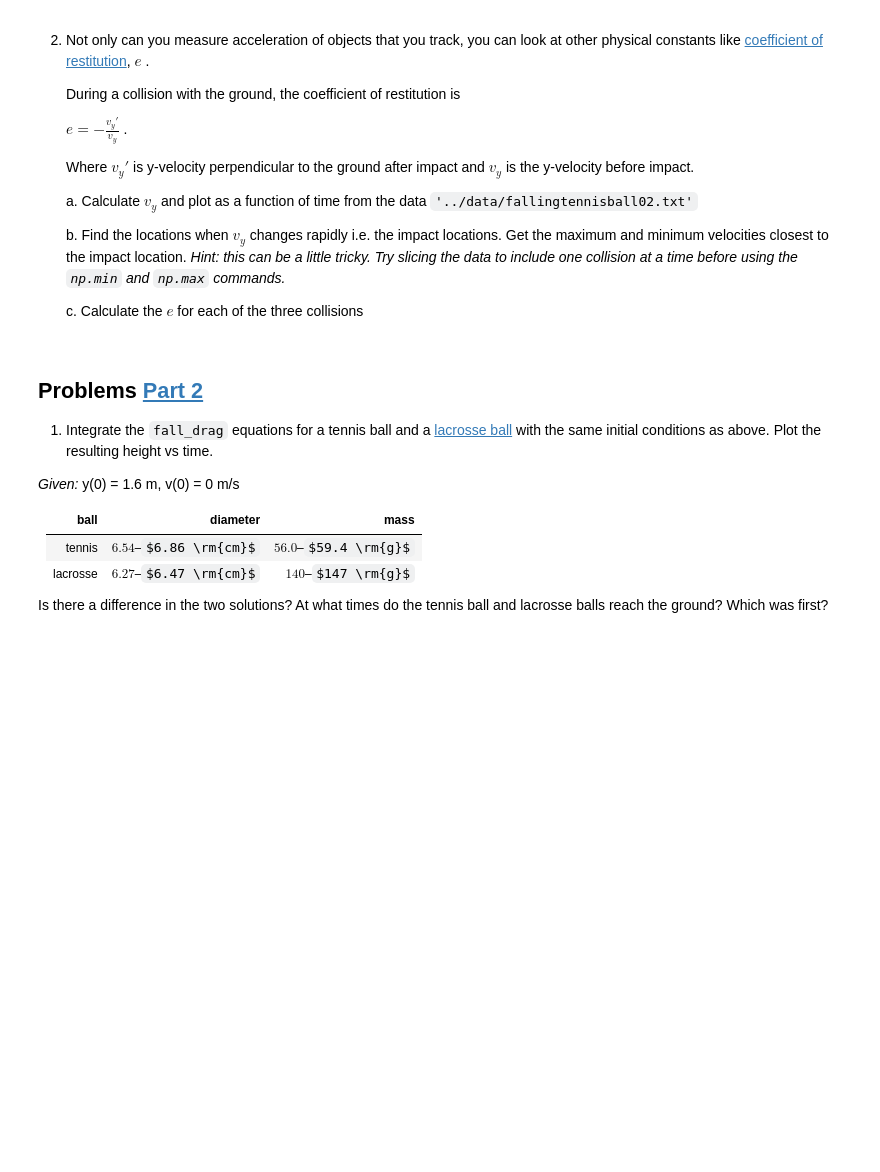
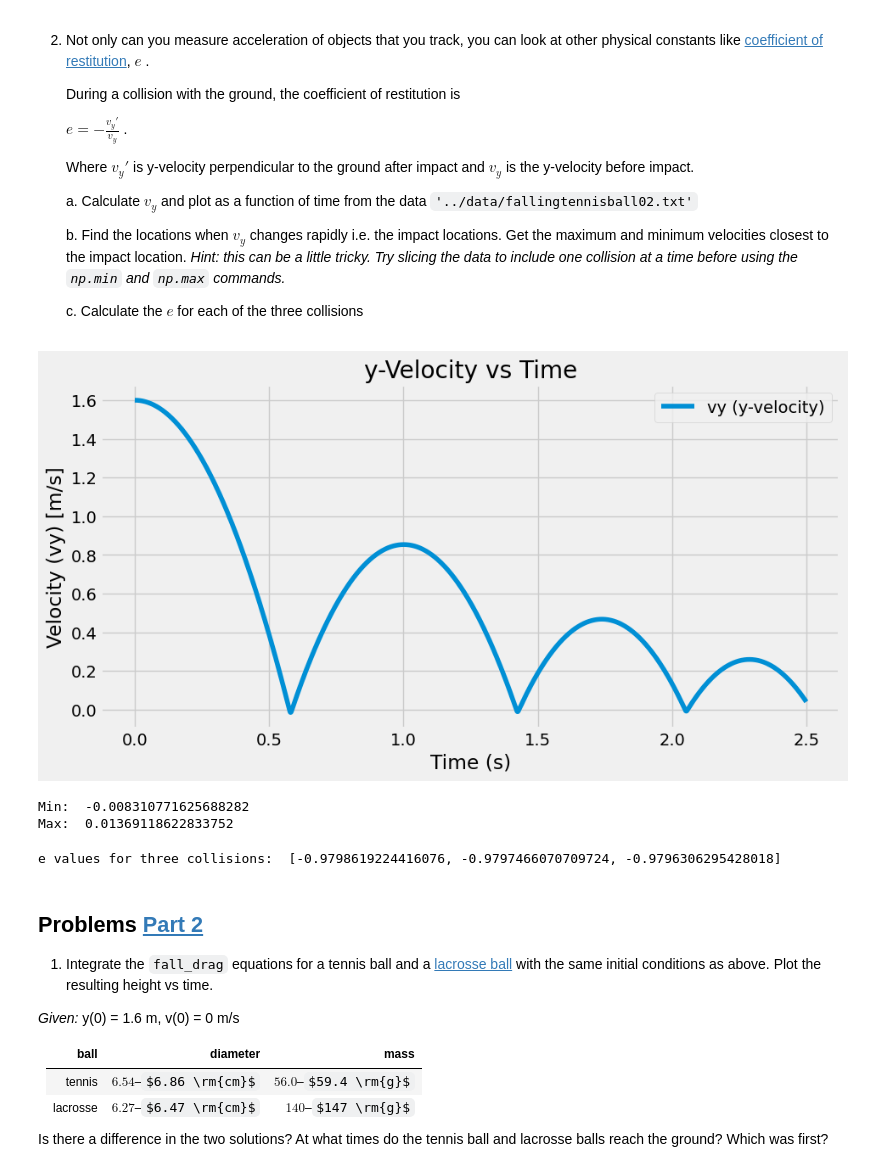
Before and after one commit to jackseitz/computational-mechanics, a Jupyter notebook: _sources/module_03/HW_03.ipynb, the cells around one changed output. Saved outputs shown, nothing was run; the diff lists cells and outputs as text; code cells hidden in the pictures; some formulas as TeX source; blank space fills up the shorter version.

```diff
--- a/_sources/module_03/HW_03.ipynb
+++ b/_sources/module_03/HW_03.ipynb
@@ -136,6 +136,80 @@ plt.show()
      b. Find the locations when $v_y$ changes rapidly i.e. the impact locations. Get the maximum and minimum velocities closest to the impact location. _Hint: this can be a little tricky. Try slicing the data to include one collision at a time before using  the `np.min` and `np.max` commands._
 
      c. Calculate the $e$ for each of the three collisions
+# %%
+#Part a
+
+data = np.loadtxt('../data/fallingtennisball02.txt')
+
+t_data = data[:, 0]
+vy_data = data[:, 1]
+
+#Plot as a function of time
+plt.figure(figsize=(10, 5))
+plt.plot(t_data, vy_data, label='vy (y-velocity)')
+plt.xlabel('Time (s)')
+plt.ylabel('Velocity (vy) [m/s]')
+plt.title('y-Velocity vs Time')
+plt.legend()
+plt.show()
+# %% [output]
+[figure, added]
+# %%
+#Part b
+
+grad_vy = np.gradient(vy_data, t_data)
+
+#Define a threshold to identify significant changes
+threshold = np.max(np.abs(grad_vy)) * 0.5
+
+#Find indices where the change is above the threshold
+impact_indices = np.where(np.abs(grad_vy) > threshold)[0]
+
+#Now we slice the data around these impact indices to find the min and max velocities around the impacts
+#We use a window size to look around each impact point, this might need adjusting
+window_size = 5
+e_values = []
+
+for index in impact_indices:
+    #Make sure we don't go out of bounds
+    start = max(index - window_size, 0)
+    end = min(index + window_size, len(vy_data))
+
+    #Slice the data to include only one collision at a time
+    slice_vy = vy_data[start:end]
+
+    #Get the maximum and minimum velocities closest to the impact location
+    vy_after = np.min(slice_vy)  # After impact (going upwards so minimum value)
+    vy_before = np.max(slice_vy)  # Before impact (coming downwards so maximum value)
+
+print("Min: ",vy_after)
+print("Max: ",vy_before)
+# %% [output]
+Min:  -0.008310771625688282
+Max:  0.01369118622833752
+# %%
+#Part c
+#Similar process to part b
+
+for index in impact_indices:
+    start = max(index - window_size, 0)
+    end = min(index + window_size, len(vy_data))
+
+    slice_vy = vy_data[start:end]
+
+    vy_after = np.min(slice_vy)
+    vy_before = np.max(slice_vy)
+
+    #Calculate the coefficient of restitution for each collision
+    e = -vy_after / vy_before
+    e_values.append(e)
+
+
+#Get first three collision values
+e_values = e_values[:3]
+print("e values for three collisions: ",e_values)
+# %% [output]
+e values for three collisions:  [-0.9798619224416076, -0.9797466070709724, -0.9796306295428018]
 # %% [markdown]
 ## Problems [Part 2](./02_Step_Future.md)
 
```
Also changed, not shown: parts of 2 cells of this notebook, 54 other files.
